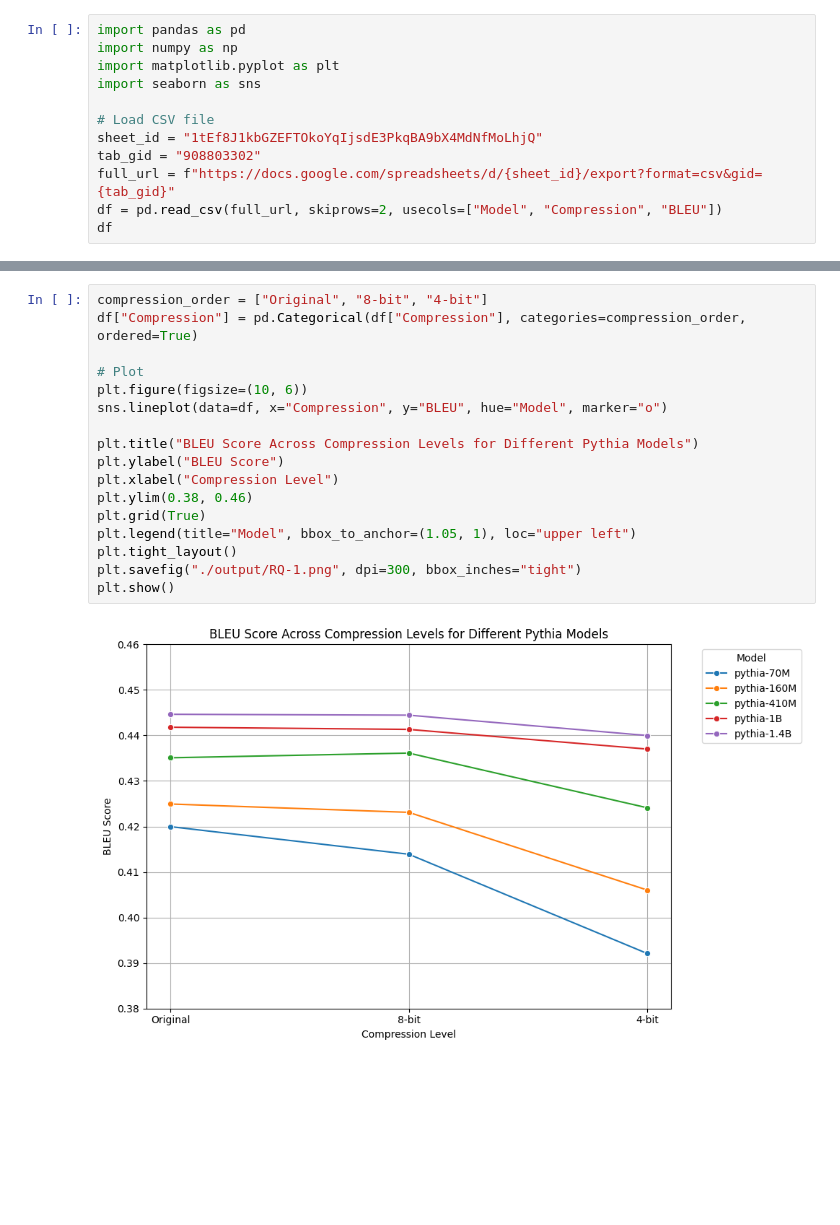
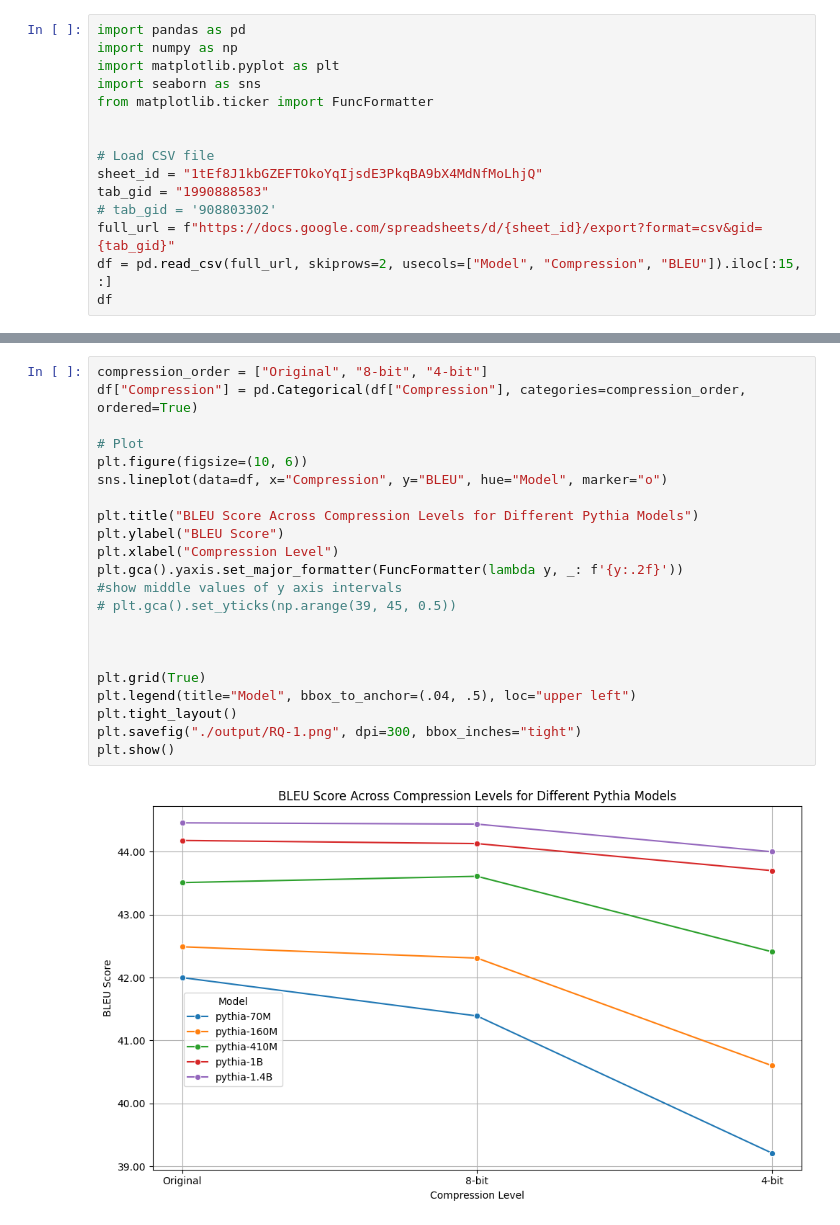
Before and after one commit to nazmul-me/mimir, a Jupyter notebook: resultsAnalysis/graph/RQ1-precisionVStask.ipynb, the cells around one changed output, grey strips where cells are left out. Drawn from its saved outputs; the diff is of its cells as text; blank space fills up the shorter version.

```diff
--- a/resultsAnalysis/graph/RQ1-precisionVStask.ipynb
+++ b/resultsAnalysis/graph/RQ1-precisionVStask.ipynb
@@ -3,12 +3,15 @@ import pandas as pd
 import numpy as np
 import matplotlib.pyplot as plt
 import seaborn as sns
+from matplotlib.ticker import FuncFormatter
+
 
 # Load CSV file
 sheet_id = "1tEf8J1kbGZEFTOkoYqIjsdE3PkqBA9bX4MdNfMoLhjQ"
-tab_gid = "908803302"
+tab_gid = "1990888583"
+# tab_gid = '908803302'
 full_url = f"https://docs.google.com/spreadsheets/d/{sheet_id}/export?format=csv&gid={tab_gid}"
-df = pd.read_csv(full_url, skiprows=2, usecols=["Model", "Compression", "BLEU"])
+df = pd.read_csv(full_url, skiprows=2, usecols=["Model", "Compression", "BLEU"]).iloc[:15, :]
 df
 # %% [output]
 |  | Model | Compression | BLEU |
@@ -30,19 +33,24 @@ df
 # %%
 compression_order = ["Original", "8-bit", "4-bit"]
 df["Compression"] = pd.Categorical(df["Compression"], categories=compression_order, ordered=True)
 
 # Plot
 plt.figure(figsize=(10, 6))
 sns.lineplot(data=df, x="Compression", y="BLEU", hue="Model", marker="o")
 
 plt.title("BLEU Score Across Compression Levels for Different Pythia Models")
 plt.ylabel("BLEU Score")
 plt.xlabel("Compression Level")
-plt.ylim(0.38, 0.46)
+plt.gca().yaxis.set_major_formatter(FuncFormatter(lambda y, _: f'{y:.2f}'))
+#show middle values of y axis intervals
+# plt.gca().set_yticks(np.arange(39, 45, 0.5))
+
+
+
 plt.grid(True)
-plt.legend(title="Model", bbox_to_anchor=(1.05, 1), loc="upper left")
+plt.legend(title="Model", bbox_to_anchor=(.04, .5), loc="upper left")
 plt.tight_layout()
 plt.savefig("./output/RQ-1.png", dpi=300, bbox_inches="tight")
 plt.show()
 # %% [output]
-[figure, old version]
+[figure, new version]
```
Also changed, not shown: parts of 2 cells of this notebook, 1 other file.
